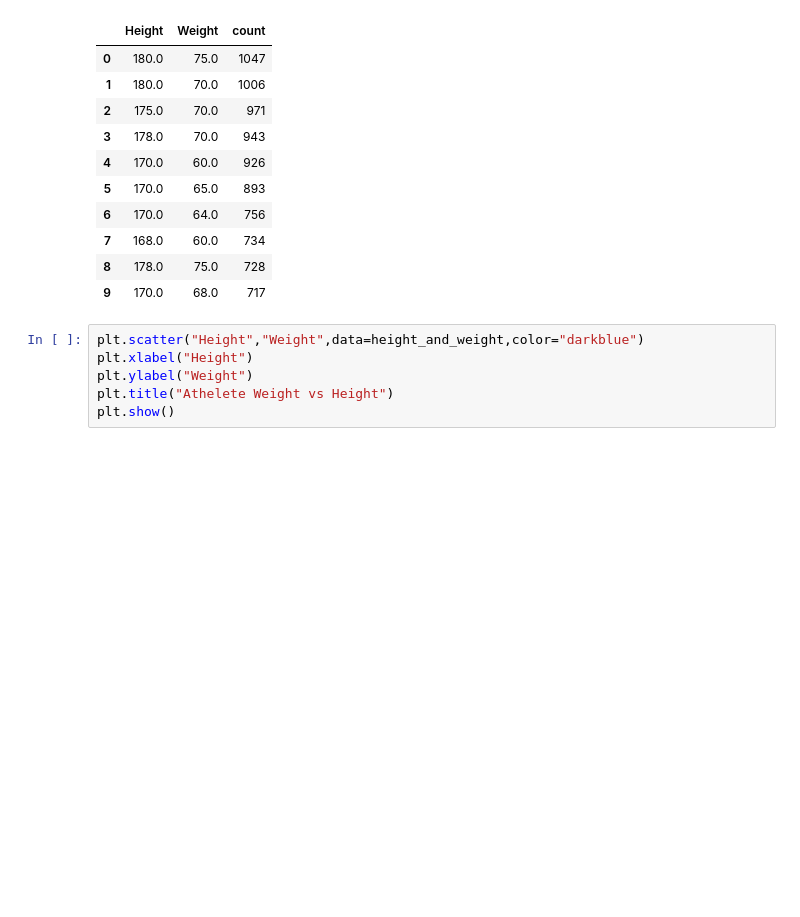
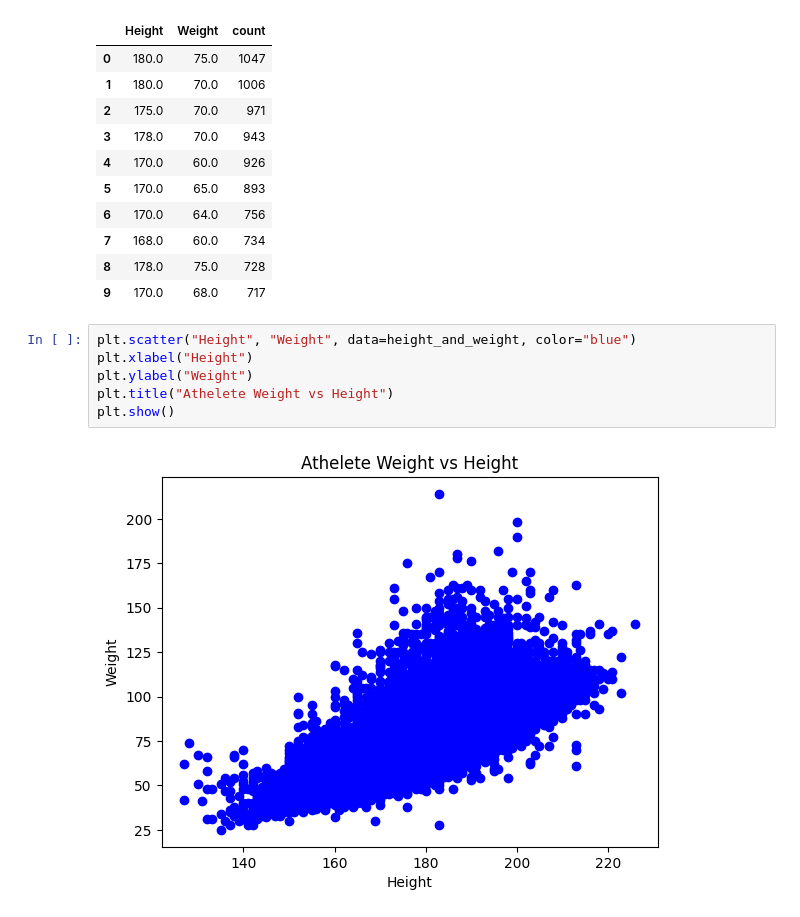
Before and after one commit to Dani-8/120Years-Of-Olympics-Data-Analysis, a Jupyter notebook: 120 Years Of Olympic.ipynb, the cells around one changed output. Saved outputs shown, nothing was run; the diff lists cells and outputs as text; blank space fills up the shorter version.

```diff
--- a/120 Years Of Olympic.ipynb
+++ b/120 Years Of Olympic.ipynb
@@ -93,8 +93,10 @@ height_and_weight.head(10)
 | 8 | 178.0 | 75.0 | 728 |
 | 9 | 170.0 | 68.0 | 717 |
 # %%
-plt.scatter("Height","Weight",data=height_and_weight,color="darkblue")
+plt.scatter("Height", "Weight", data=height_and_weight, color="blue")
 plt.xlabel("Height")
 plt.ylabel("Weight")
 plt.title("Athelete Weight vs Height")
 plt.show()
+# %% [output]
+[figure, added]
```
Also changed, not shown: parts of 4 cells of this notebook.
